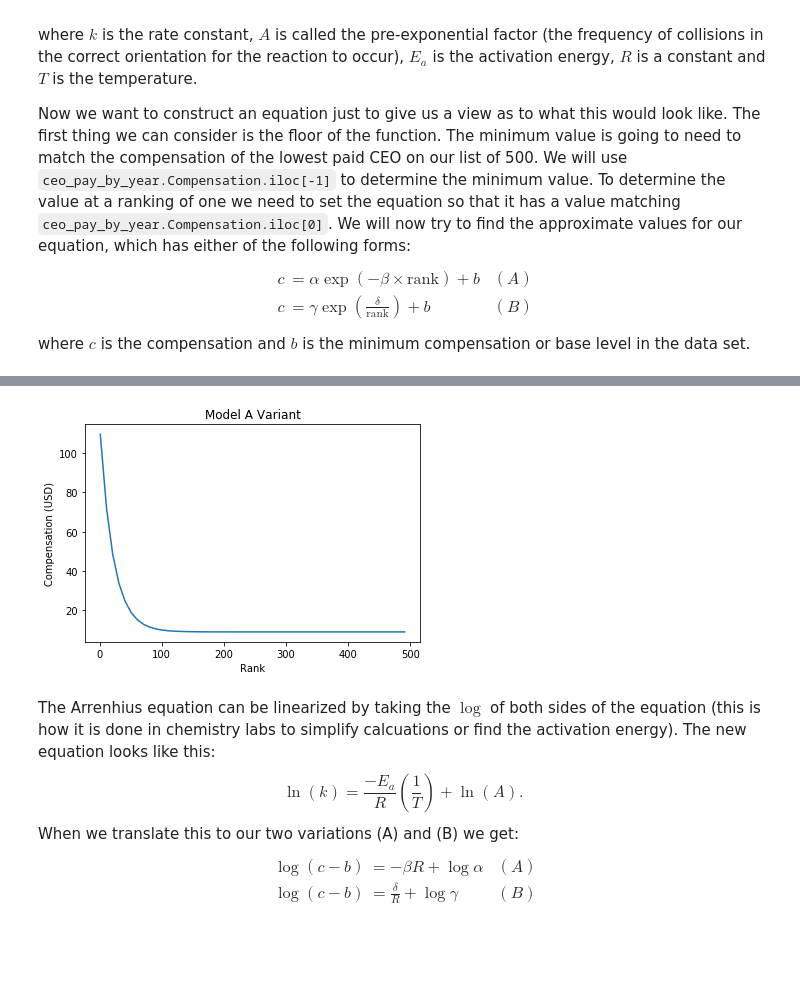
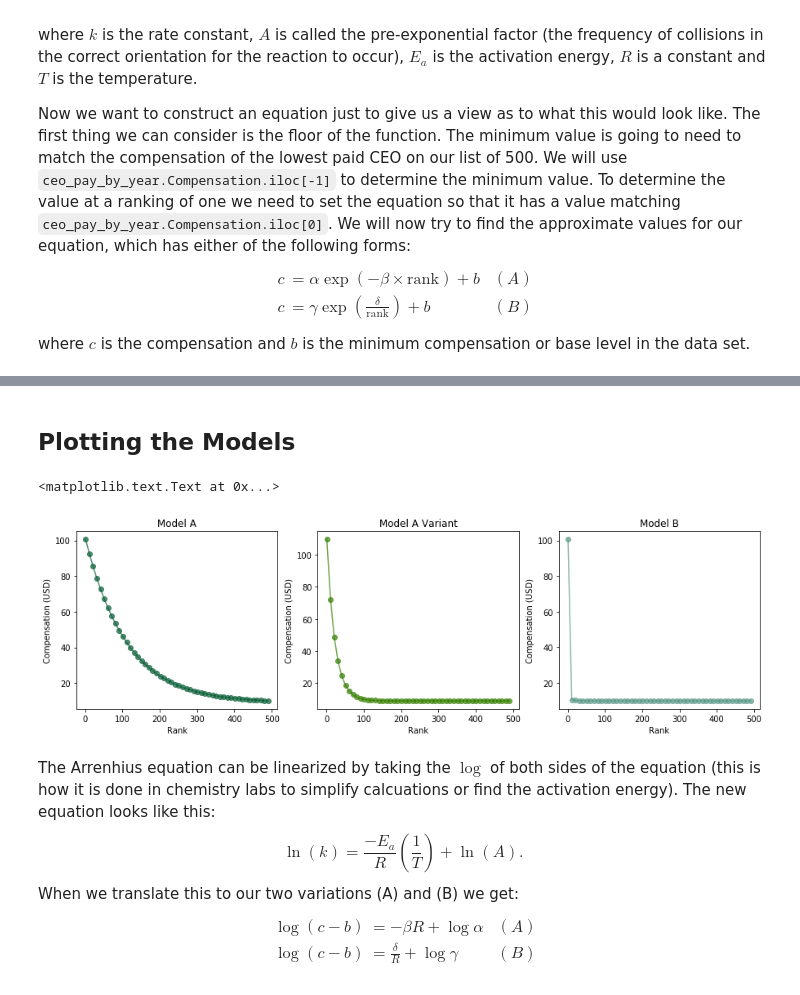
Before and after one commit to kaumaron/Data_Science, a Jupyter notebook: CEO_Compensation/CEO_Compensation.ipynb, the cells around one changed output, grey strips where cells are left out. Drawn from its saved outputs; the diff is of its cells as text; code cells hidden in the pictures; blank space fills up the shorter version.

```diff
--- a/CEO_Compensation/CEO_Compensation.ipynb
+++ b/CEO_Compensation/CEO_Compensation.ipynb
@@ -291,10 +272,36 @@ graph(lambda rank: gamma*np.exp(delta/rank)+base, np.arange(1,500,10), 'Model B'
-# %%
-# I can't for the life of me remember where I derived
-# this from which prompted me to come up with the above ones.
-factor = 0.04678
-graph(lambda x: ((top)/np.exp(-factor))*np.exp(-x*factor) + base,np.arange(1,500,10), 'Model A Variant')
-# %% [output]
-[figure, removed]
+# %% [markdown]
+## Plotting the Models
+# %%
+fig = plt.figure(figsize=(15,4))
+plt.subplot(1, 3, 1)
+plt.plot(
+    np.arange(1,500,10), list(map(lambda rank: alpha*np.exp(-beta*rank)+base, np.arange(1,500,10))),
+    '-o', c='xkcd:spruce', alpha=0.7 )
+plt.ylabel('Compensation (USD)')
+plt.xlabel('Rank')
+plt.title('Model A')
+
+plt.subplot(1, 3, 2)
+# I can't for the life of me remember where I derived
+# this from which prompted me to come up with the above ones.
+factor = 0.04678
+plt.plot(
+    np.arange(1,500,10), list(map(lambda x: ((top)/np.exp(-factor))*np.exp(-x*factor) + base, np.arange(1,500,10))),
+    '-o', c='xkcd:dark grass green', alpha=0.7)
+plt.ylabel('Compensation (USD)')
+plt.xlabel('Rank')
+plt.title('Model A Variant')
+
+plt.subplot(1, 3, 3)
+plt.plot(
+    np.arange(1,500,10), list(map(lambda rank: gamma*np.exp(delta/rank)+base, np.arange(1,500,10))),
+    '-o', c='xkcd:grey teal', alpha=0.7 )
+plt.ylabel('Compensation (USD)')
+plt.xlabel('Rank')
+plt.title('Model B')
+# %% [output]
+<matplotlib.text.Text at 0x...>
+[figure, added]
 # %% [markdown]
 The Arrenhius equation can be linearized by taking the $\log$ of both sides of the equation (this is how it is done in chemistry labs to simplify calcuations or find the activation energy). The new equation looks like this: $$\ln(k) = \frac{-E_a}{R}\left(\frac{1}{T}\right)+\ln(A).$$ When we translate this to our two variations (A) and (B) we get:
 $$\begin{align}
```
Also changed, not shown: parts of 16 cells of this notebook.
